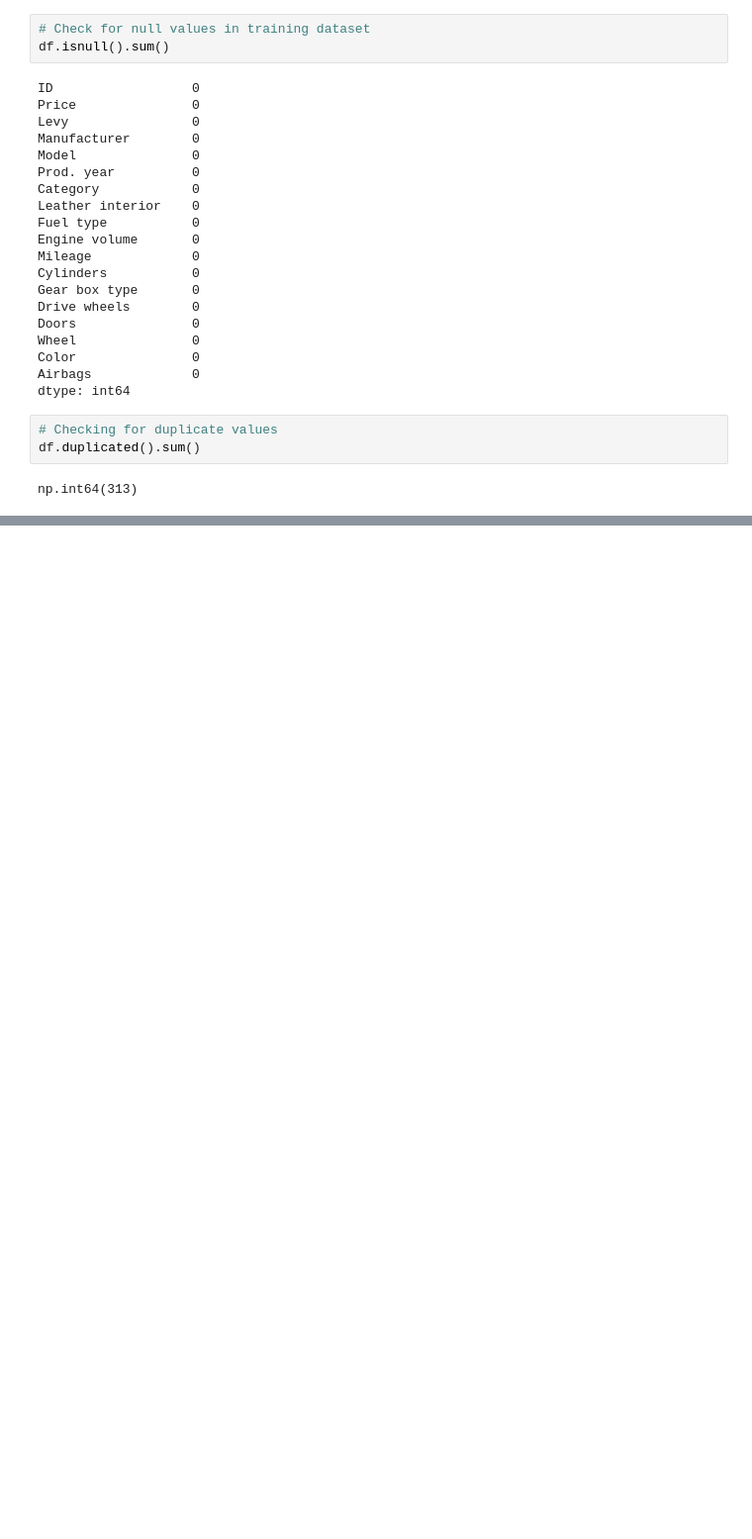
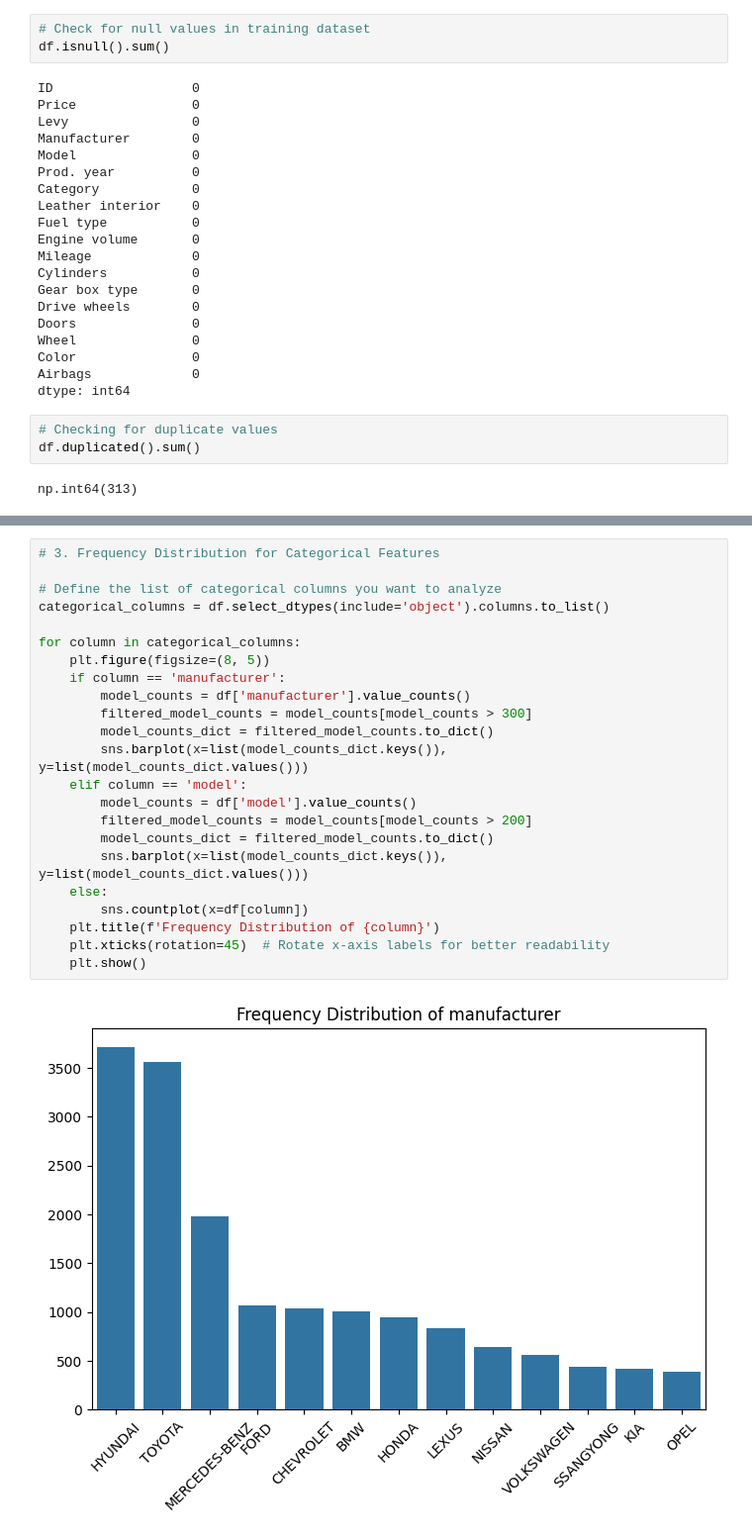
Before and after one commit to SushantManglekar/car-price-prediction-system, a Jupyter notebook: notebooks/data_preprocessing/eda.ipynb, the cells around one changed output, grey strips where cells are left out. Shown at 99% size. Saved outputs shown, nothing was run; the diff lists cells and outputs as text; blank space fills up the shorter version.

```diff
--- a/notebooks/data_preprocessing/eda.ipynb
+++ b/notebooks/data_preprocessing/eda.ipynb
@@ -148,0 +581,25 @@ Based on the above observations we will clean the data and prepare it for the an
+# %%
+# 3. Frequency Distribution for Categorical Features
+
+# Define the list of categorical columns you want to analyze
+categorical_columns = df.select_dtypes(include='object').columns.to_list()
+
+for column in categorical_columns:
+    plt.figure(figsize=(8, 5))
+    if column == 'manufacturer':
+        model_counts = df['manufacturer'].value_counts()
+        filtered_model_counts = model_counts[model_counts > 300]
+        model_counts_dict = filtered_model_counts.to_dict()
+        sns.barplot(x=list(model_counts_dict.keys()), y=list(model_counts_dict.values()))
+    elif column == 'model':
+        model_counts = df['model'].value_counts()
+        filtered_model_counts = model_counts[model_counts > 200]
+        model_counts_dict = filtered_model_counts.to_dict()
+        sns.barplot(x=list(model_counts_dict.keys()), y=list(model_counts_dict.values()))
+    else:
+        sns.countplot(x=df[column])
+    plt.title(f'Frequency Distribution of {column}')
+    plt.xticks(rotation=45)  # Rotate x-axis labels for better readability
+    plt.show()
+# %% [output]
+[figure, added]
```
Also changed, not shown: parts of 46 cells of this notebook, 2 other files.
